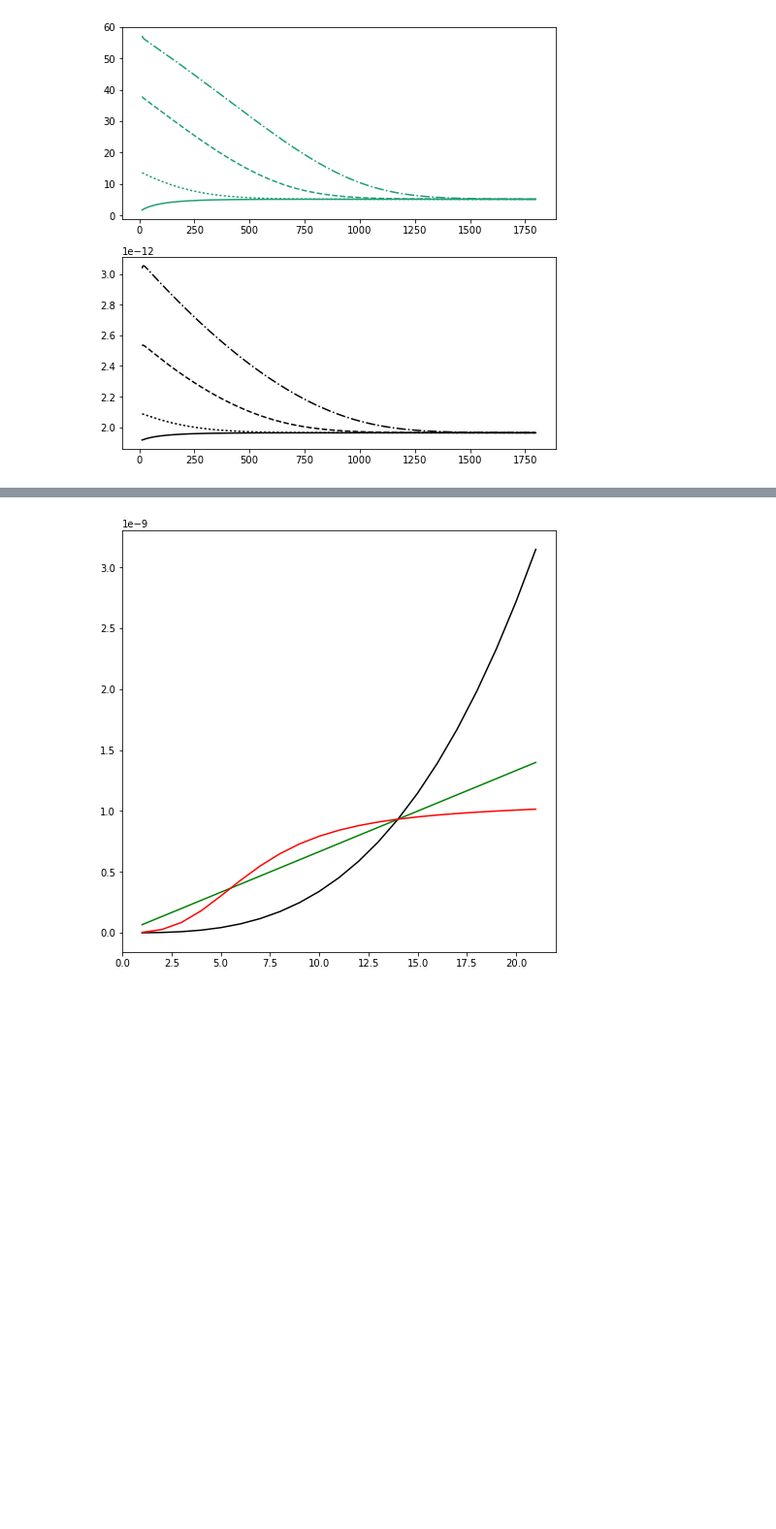
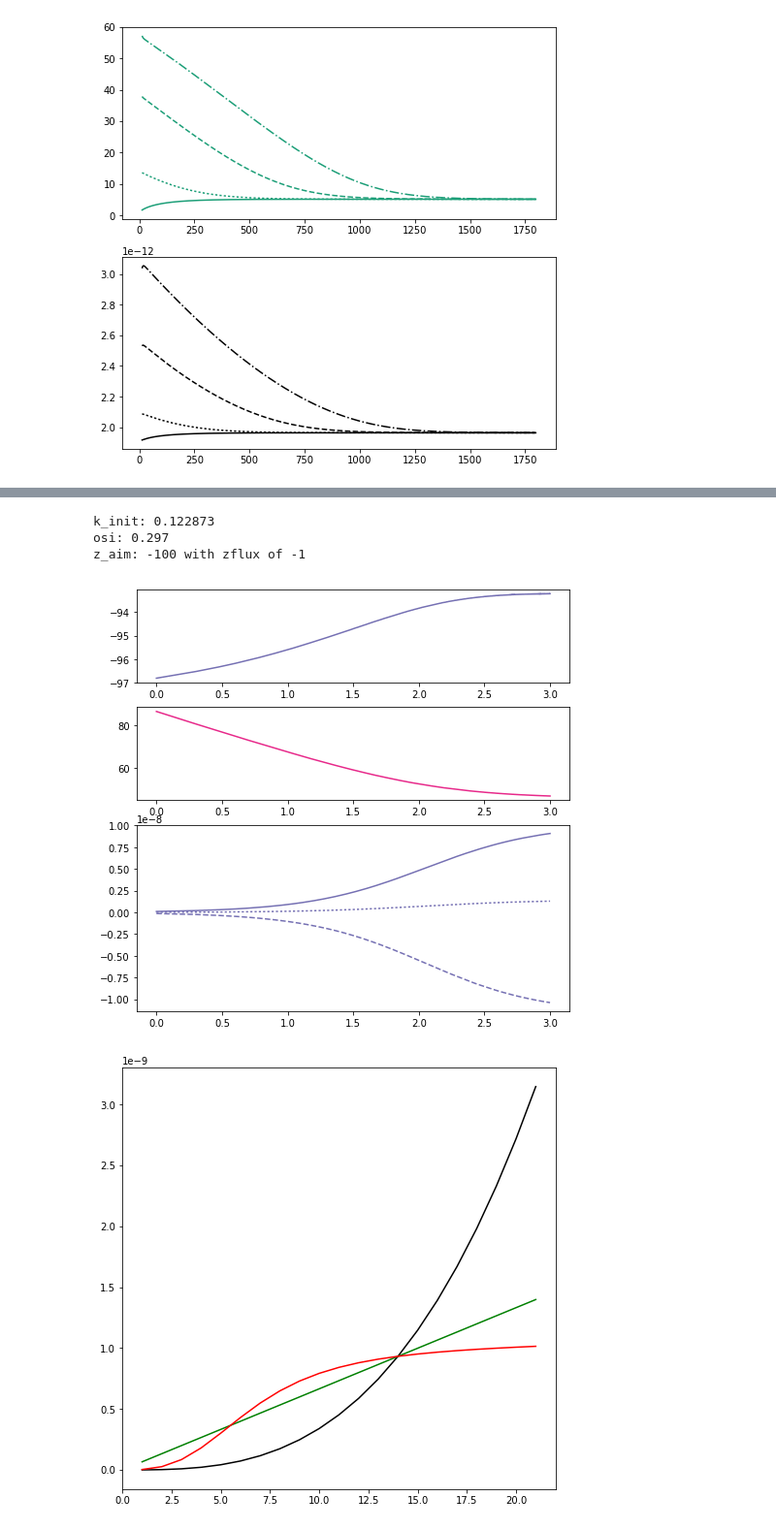
Before and after one commit to kiradust/model-of-neuronal-chloride-homeostasis, a Jupyter notebook: Supplement.ipynb, the cells around one changed output, grey strips where cells are left out. Shown at 97% size. Saved outputs shown, nothing was run; the diff lists cells and outputs as text; code cells hidden in the pictures; blank space fills up the shorter version.

Commit message:
new flux plotting and clean-up

```diff
--- a/Supplement.ipynb
+++ b/Supplement.ipynb
@@ -149 +105,38 @@ z_aim: -100 with zflux of -1
+# %%
+import figure_2or3 as f2o3
+import matplotlib.pyplot as plt
+from matplotlib import gridspec
+from pylab import rcParams
+rcParams['figure.figsize'] = 8,8
+from plotting import kcolor,nacolor
+
+delta = f2o3.delta_gs3(Gna=range(1,1000),Gk=[70],Gkcc=[20],Gcl=[20])
+# %% [output]
+k_init: 0.122873
+osi: 0.297
+z_aim: -100 with zflux of -1
+# %%
+# supp figure showing fluxes for Figure 2A
+
+import numpy as np
+
+#bothfluxes = (np.add(delta[-1],delta[-2],delta[-4]))
+
+plt.figure()
+gs = gridspec.GridSpec(3, 1, height_ratios=[0.5,0.5,1])
+
+ax0=plt.subplot(gs[0])
+ax0.plot(delta[0],delta[2],color=kcolor)
+
+ax1=plt.subplot(gs[1])
+ax1.plot(delta[0],delta[3],color=nacolor)
+
+ax2=plt.subplot(gs[2])
+ax2.plot(delta[0],delta[-1],color=kcolor,linestyle=':',label='kcc')
+ax2.plot(delta[0],delta[-2],color=kcolor,linestyle='--',label='atp')
+ax2.plot(delta[0],delta[-4],color=kcolor,linestyle='-',label='passive')
+
+plt.show()
+# %% [output]
+[figure, added]
 # %%
```
Also changed, not shown: parts of 2 cells of this notebook, 6 other files.
